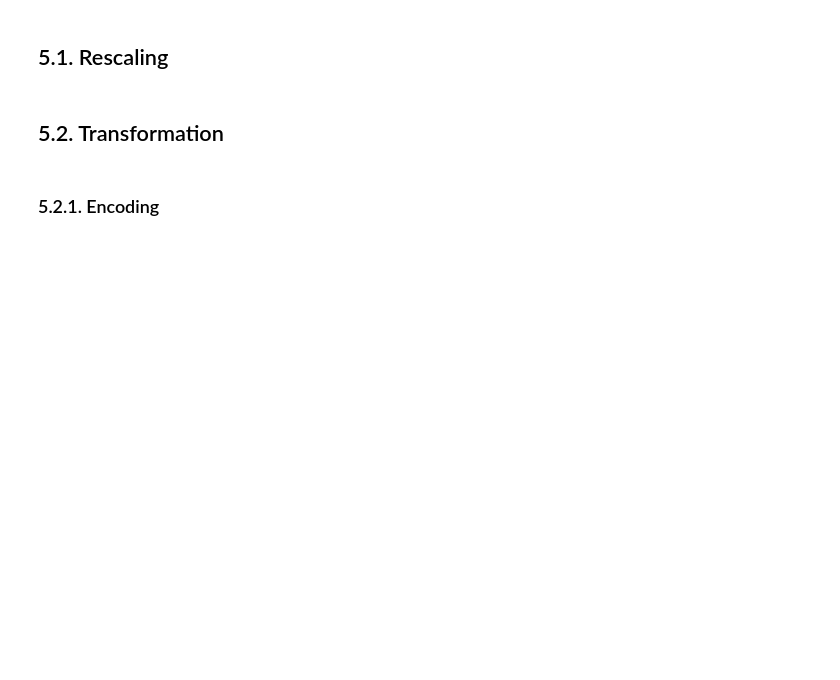
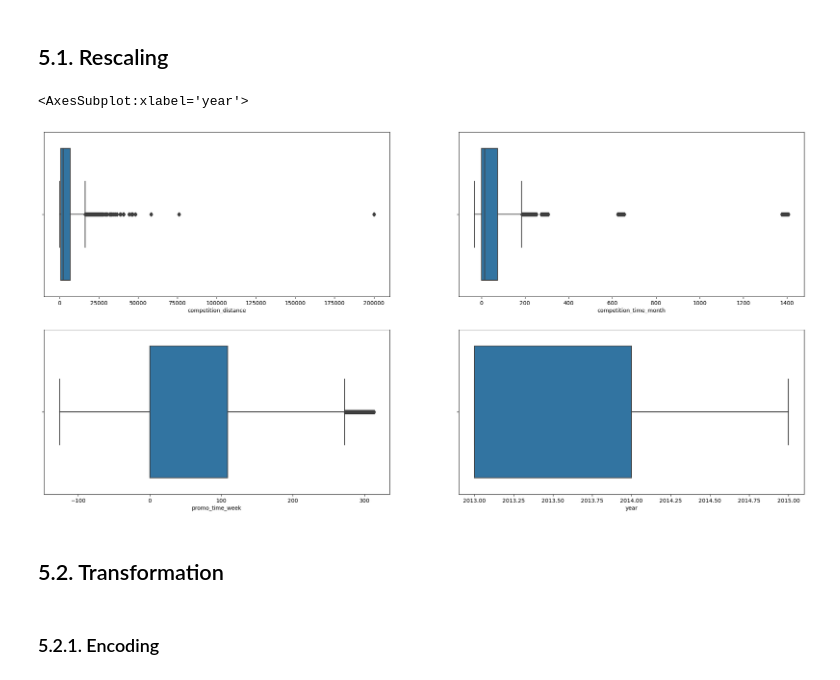
Before and after one commit to Jtani/project-rossmann_sales, a Jupyter notebook: rossman-project.ipynb, the cells around one changed output. Drawn from its saved outputs; the diff is of its cells as text; code cells hidden in the pictures; blank space fills up the shorter version.

```diff
--- a/rossman-project.ipynb
+++ b/rossman-project.ipynb
@@ -793,5 +867,17 @@ df5 = df4.copy()
 # %% [markdown]
 ## 5.1. Rescaling
+# %%
+plt.subplot(2,2,1)
+sns.boxplot(df5['competition_distance'])
+plt.subplot(2,2,2)
+sns.boxplot(df5['competition_time_month'])
+plt.subplot(2,2,3)
+sns.boxplot(df5['promo_time_week'])
+plt.subplot(2,2,4)
+sns.boxplot(df5['year'])
+# %% [output]
+<AxesSubplot:xlabel='year'>
+[figure, added]
 # %%
 rs = RobustScaler()
 mms = MinMaxScaler()
```
Also changed, not shown: parts of 55 cells of this notebook.
